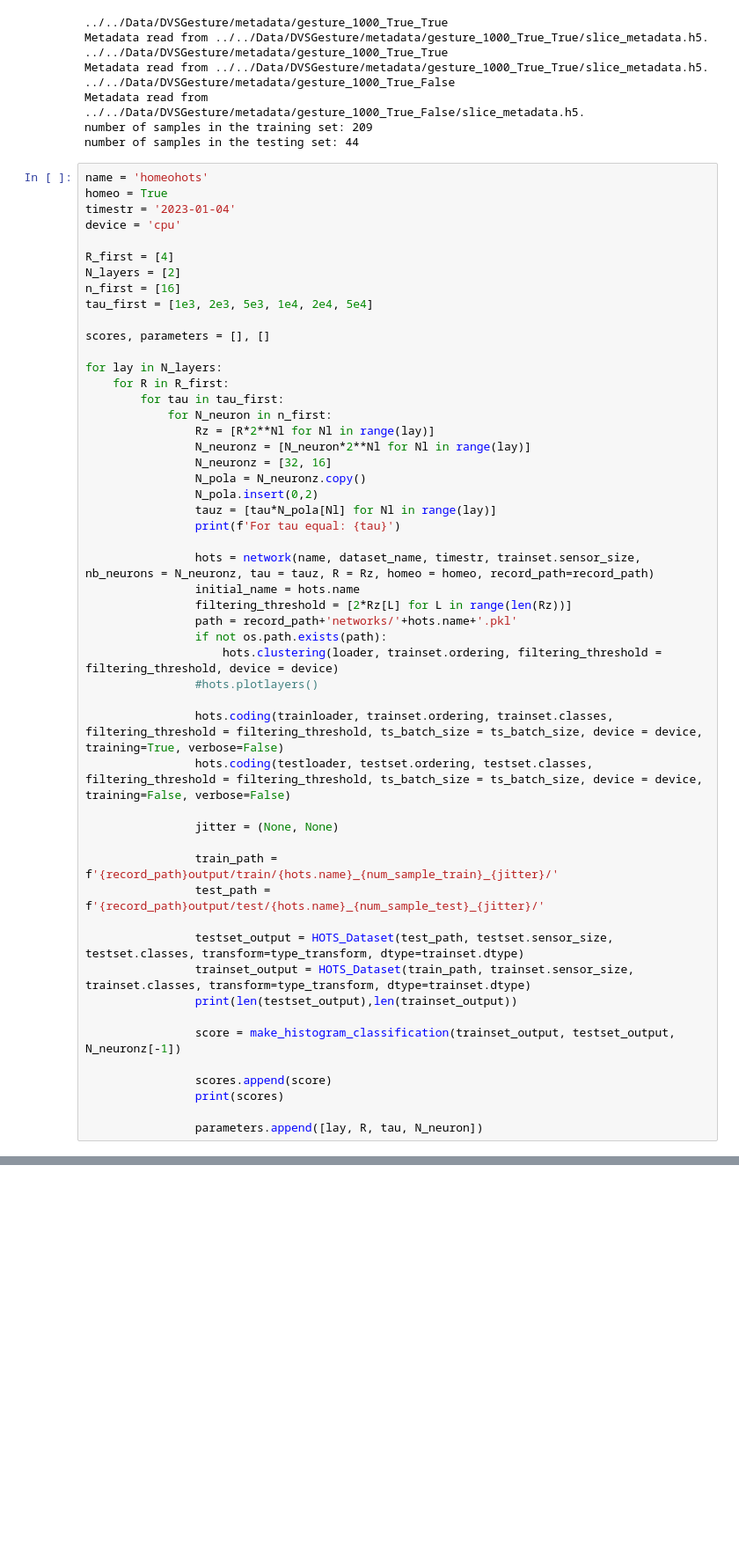
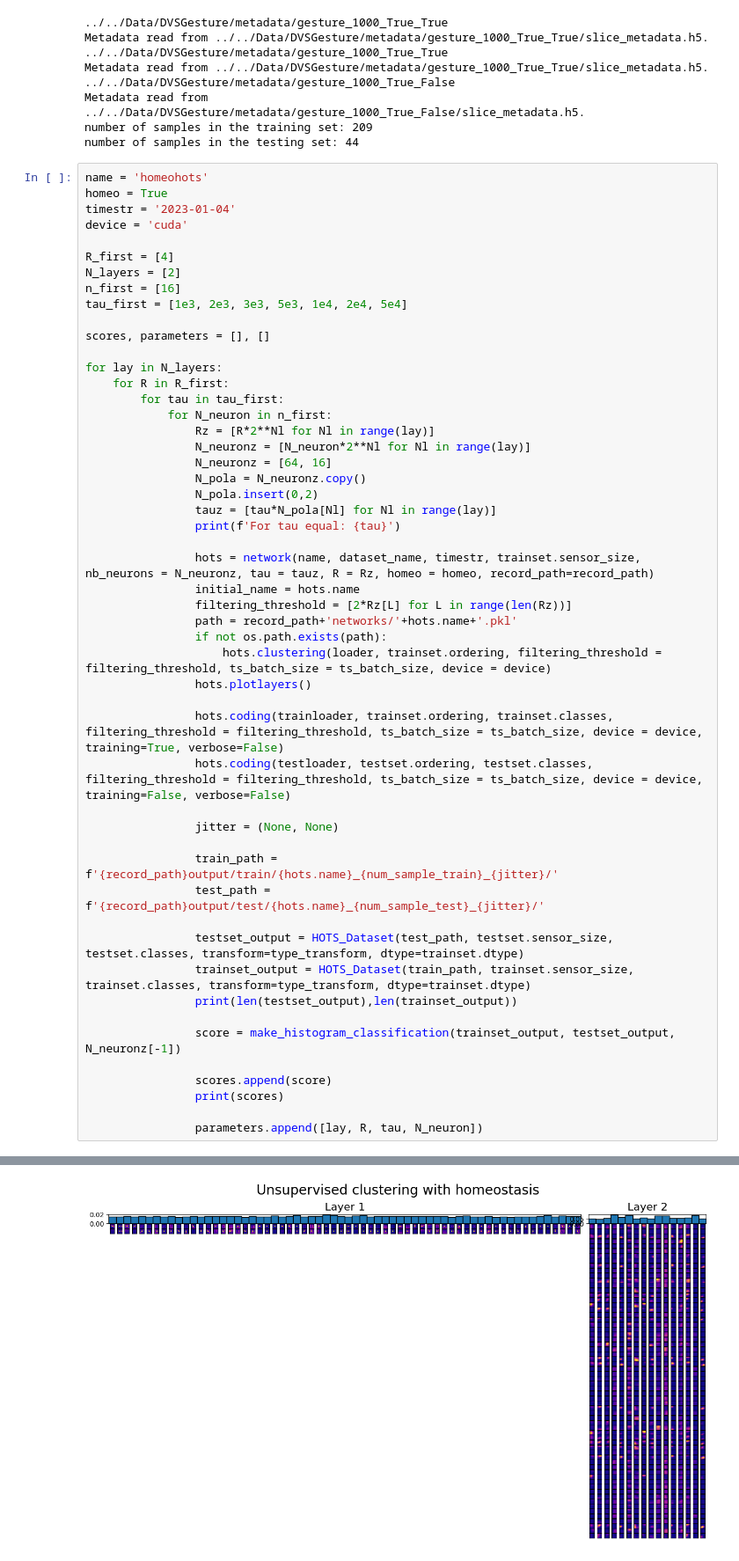
Before and after one commit to AntoineGrimaldi/hotsline, a Jupyter notebook: dev/2022-04-28_GESTURE_parameter_tuning-Copy1.ipynb, the cells around one changed output, grey strips where cells are left out. Shown at 88% size. Cells and saved outputs as stored; diff of their text form; blank space fills up the shorter version.

```diff
--- a/dev/2022-04-28_GESTURE_parameter_tuning-Copy1.ipynb
+++ b/dev/2022-04-28_GESTURE_parameter_tuning-Copy1.ipynb
@@ -63,12 +63,12 @@ number of samples in the testing set: 44
 name = 'homeohots'
 homeo = True
 timestr = '2023-01-04'
-device = 'cpu'
+device = 'cuda'
 
 R_first = [4]
 N_layers = [2]
 n_first = [16]
-tau_first = [1e3, 2e3, 5e3, 1e4, 2e4, 5e4]
+tau_first = [1e3, 2e3, 3e3, 5e3, 1e4, 2e4, 5e4]
 
 scores, parameters = [], []
 
@@ -78,37 +78,38 @@ for lay in N_layers:
             for N_neuron in n_first:
                 Rz = [R*2**Nl for Nl in range(lay)]
                 N_neuronz = [N_neuron*2**Nl for Nl in range(lay)]
-                N_neuronz = [32, 16]
+                N_neuronz = [64, 16]
                 N_pola = N_neuronz.copy()
                 N_pola.insert(0,2)
                 tauz = [tau*N_pola[Nl] for Nl in range(lay)]
                 print(f'For tau equal: {tau}')
 
                 hots = network(name, dataset_name, timestr, trainset.sensor_size, nb_neurons = N_neuronz, tau = tauz, R = Rz, homeo = homeo, record_path=record_path)
                 initial_name = hots.name
                 filtering_threshold = [2*Rz[L] for L in range(len(Rz))]
                 path = record_path+'networks/'+hots.name+'.pkl'
                 if not os.path.exists(path):
-                    hots.clustering(loader, trainset.ordering, filtering_threshold = filtering_threshold, device = device)
-                #hots.plotlayers()
+                    hots.clustering(loader, trainset.ordering, filtering_threshold = filtering_threshold, ts_batch_size = ts_batch_size, device = device)
+                hots.plotlayers()
 
                 hots.coding(trainloader, trainset.ordering, trainset.classes, filtering_threshold = filtering_threshold, ts_batch_size = ts_batch_size, device = device, training=True, verbose=False)
                 hots.coding(testloader, testset.ordering, testset.classes, filtering_threshold = filtering_threshold, ts_batch_size = ts_batch_size, device = device, training=False, verbose=False)
 
                 jitter = (None, None)
 
                 train_path = f'{record_path}output/train/{hots.name}_{num_sample_train}_{jitter}/'
                 test_path = f'{record_path}output/test/{hots.name}_{num_sample_test}_{jitter}/'
 
                 testset_output = HOTS_Dataset(test_path, testset.sensor_size, testset.classes, transform=type_transform, dtype=trainset.dtype)
                 trainset_output = HOTS_Dataset(train_path, trainset.sensor_size, trainset.classes, transform=type_transform, dtype=trainset.dtype)
                 print(len(testset_output),len(trainset_output))
 
                 score = make_histogram_classification(trainset_output, testset_output, N_neuronz[-1])
 
                 scores.append(score)
                 print(scores)
 
                 parameters.append([lay, R, tau, N_neuron])
 # %% [output]
 For tau equal: 1000.0
+[figure, added]
```
Also changed, not shown: parts of 3 cells of this notebook, 1 other file.
